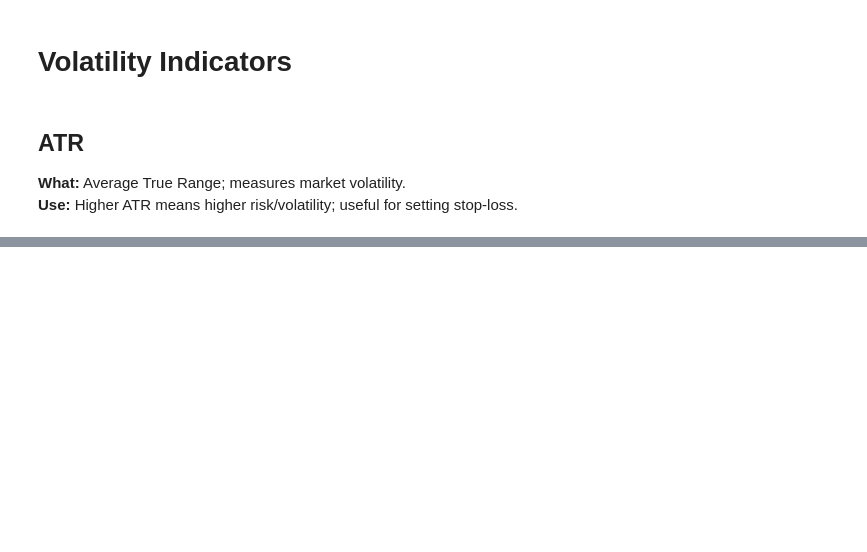
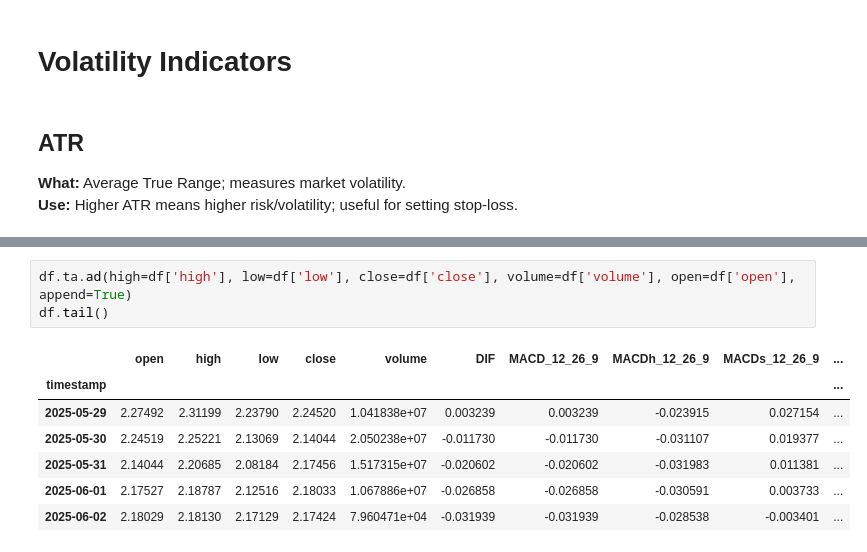
Before and after one commit to Ahkylez/Crypto-Indicators, a Jupyter notebook: crypto_indicators.ipynb, the cells around one changed output, grey strips where cells are left out. Drawn from its saved outputs; the diff is of its cells as text; blank space fills up the shorter version.

Commit message:
Added volume indicators

```diff
--- a/crypto_indicators.ipynb
+++ b/crypto_indicators.ipynb
@@ -203,0 +208,11 @@ plt.ylabel('')
+# %%
+df.ta.ad(high=df['high'], low=df['low'], close=df['close'], volume=df['volume'], open=df['open'], append=True)
+df.tail()
+# %% [output]
+|  | open | high | low | close | volume | DIF | MACD_12_26_9 | MACDh_12_26_9 | MACDs_12_26_9 | ... |
+| timestamp |  |  |  |  |  |  |  |  |  | ... |
+| 2025-05-29 | 2.27492 | 2.31199 | 2.23790 | 2.24520 | 1.041838e+07 | 0.003239 | 0.003239 | -0.023915 | 0.027154 | ... |
+| 2025-05-30 | 2.24519 | 2.25221 | 2.13069 | 2.14044 | 2.050238e+07 | -0.011730 | -0.011730 | -0.031107 | 0.019377 | ... |
+| 2025-05-31 | 2.14044 | 2.20685 | 2.08184 | 2.17456 | 1.517315e+07 | -0.020602 | -0.020602 | -0.031983 | 0.011381 | ... |
+| 2025-06-01 | 2.17527 | 2.18787 | 2.12516 | 2.18033 | 1.067886e+07 | -0.026858 | -0.026858 | -0.030591 | 0.003733 | ... |
+| 2025-06-02 | 2.18029 | 2.18130 | 2.17129 | 2.17424 | 7.960471e+04 | -0.031939 | -0.031939 | -0.028538 | -0.003401 | ... |
```
Also changed, not shown: parts of 11 cells of this notebook.
